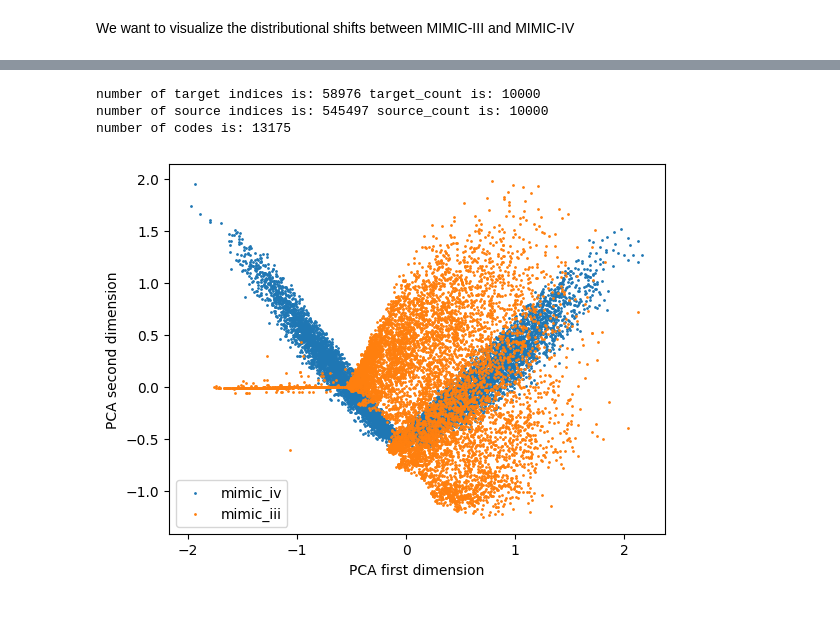
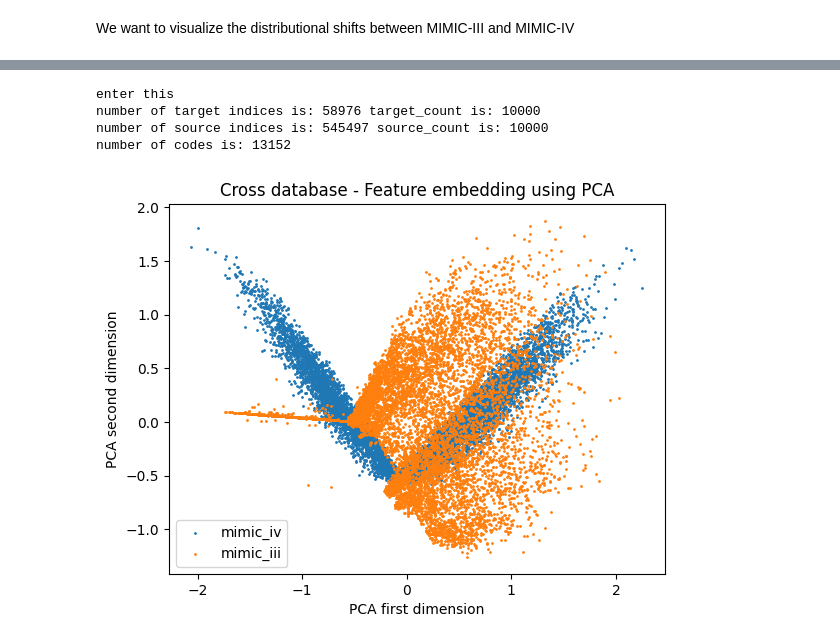
Before and after one commit to causalpathlab/EHR-OT, a Jupyter notebook: cross_exp/analyze_dist_shift.ipynb, the cells around one changed output, grey strips where cells are left out. Cells and saved outputs as stored; diff of their text form; code cells hidden in the pictures; blank space fills up the shorter version.

Commit message:
updated cross-database experiment results

```diff
--- a/cross_exp/analyze_dist_shift.ipynb
+++ b/cross_exp/analyze_dist_shift.ipynb
@@ -63,24 +63,27 @@ trans_metric = 'GWOT'
 output_dir = cross_output_dir
 input_name = 'ICD codes'
 output_name = 'duration'
+type = 'cat'
 # %%
 # Read in dataframe
 full_df = pd.read_csv(os.path.join(output_dir, "admission_patient_diagnosis_ICD.csv"), index_col=None, header=0, converters={'ICD codes': literal_eval})
-selected_df = select_samples(full_df, group_name, source, target, source_count=source_count, target_count=target_count)
+selected_df = select_samples(full_df, group_name, type, source, target, source_count=source_count, target_count=target_count)
 
-source_features, source_labels, target_features, target_labels = gen_code_feature_label(selected_df, group_name, source, target, input_name, output_name)
+source_features, source_labels, target_features, target_labels = gen_code_feature_label(selected_df, group_name, type, source, target, input_name, output_name)
 
 source_reps, target_reps = custom_train_reps(source_features, target_features, n_components)
 # %% [output]
+enter this
 number of target indices is: 58976 target_count is: 10000
 number of source indices is: 545497 source_count is: 10000
-number of codes is: 13175
+number of codes is: 13152
 # %%
 plt.scatter(source_reps[:, 0], source_reps[:, 1], label=source, s=1)
 plt.scatter(target_reps[:, 0], target_reps[:, 1], label=target, s=1)
 plt.xlabel('PCA first dimension')
 plt.ylabel('PCA second dimension')
+plt.title('Cross database - Feature embedding using PCA')
 plt.legend()
 plt.savefig(os.path.join(output_dir, f"{group_name}_distn_shift.pdf"))
 # %% [output]
-[figure, old version]
+[figure, new version]
```
Also changed, not shown: parts of 1 cell of this notebook, 5 other files.
